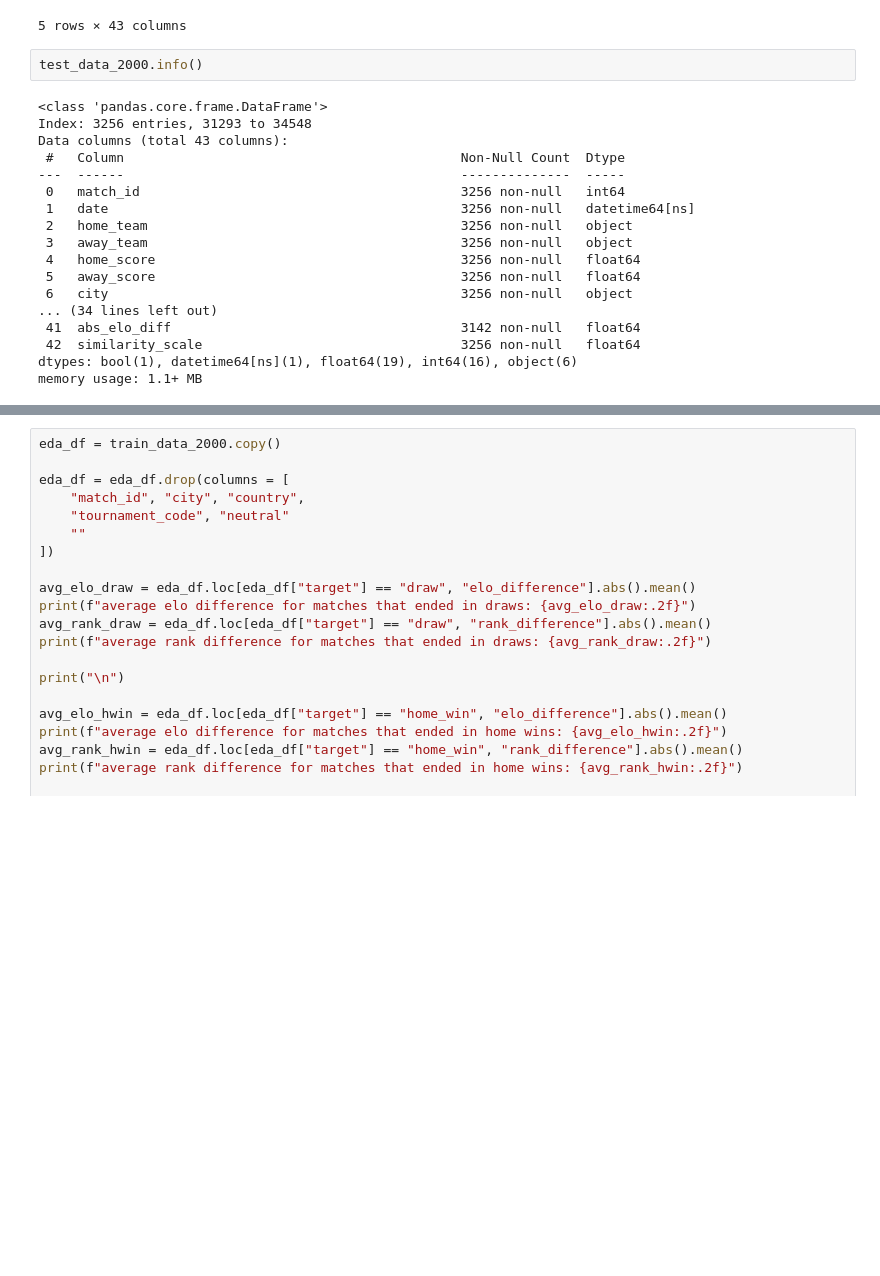
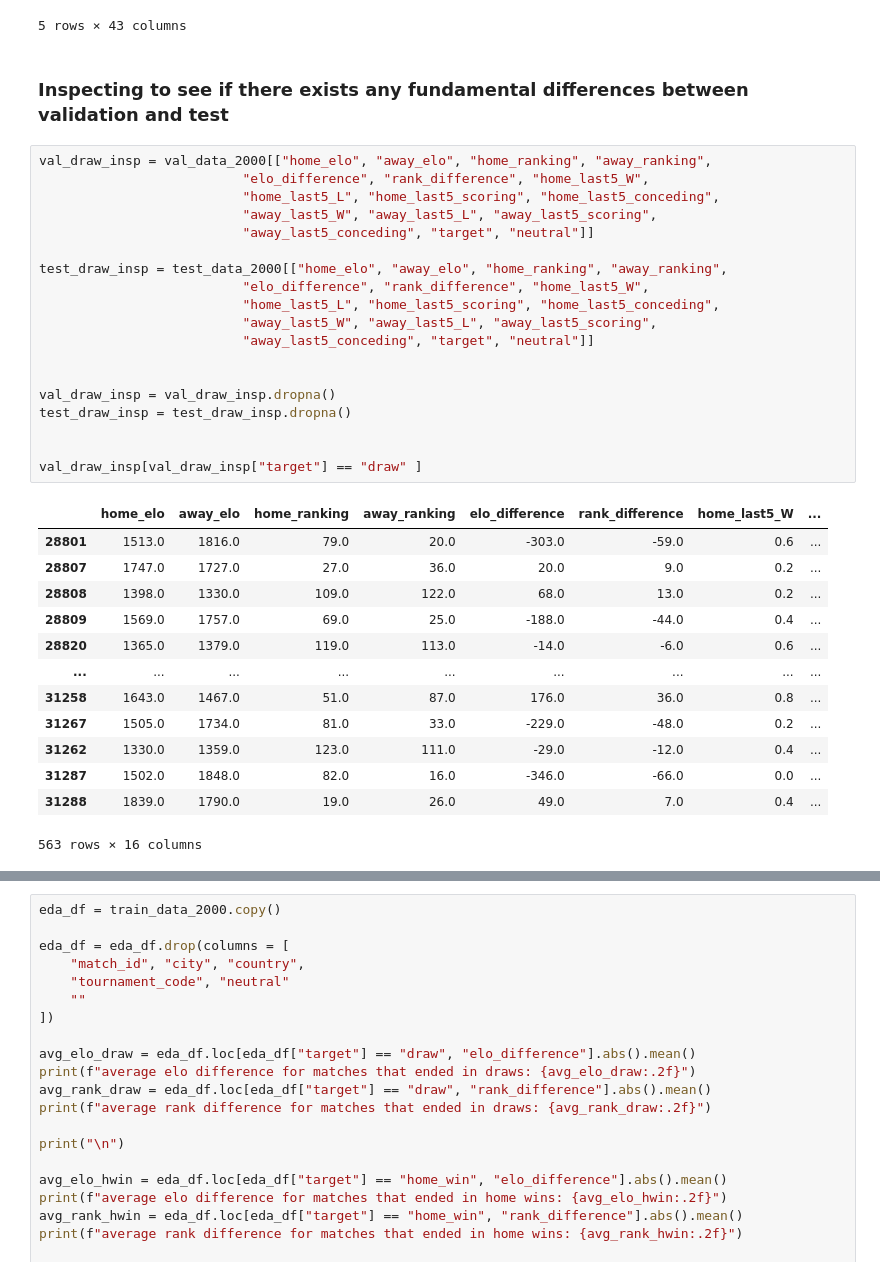
Before and after one commit to jlnsmith2001/world_cup_prediction_platform, a Jupyter notebook: notebooks/model_training_07.ipynb, the cells around one changed output, grey strips where cells are left out. Cells and saved outputs as stored; diff of their text form; blank space fills up the shorter version.

```diff
--- a/notebooks/model_training_07.ipynb
+++ b/notebooks/model_training_07.ipynb
@@ -350,23 +329,38 @@ test_data_2000.tail(5)
 | 34547 | 34547 | 2026-07-18 | France | England | 4.0 | 6.0 | Miami Gardens | United States | True | ... |
 | 34548 | 34548 | 2026-07-19 | Spain | Argentina | 1.0 | 0.0 | East Rutherford | United States | True | ... |
 5 rows × 43 columns
-# %%
-test_data_2000.info()
-# %% [output]
-<class 'pandas.core.frame.DataFrame'>
-Index: 3256 entries, 31293 to 34548
-Data columns (total 43 columns):
- #   Column                                           Non-Null Count  Dtype
----  ------                                           --------------  -----
- 0   match_id                                         3256 non-null   int64
- 1   date                                             3256 non-null   datetime64[ns]
- 2   home_team                                        3256 non-null   object
- 3   away_team                                        3256 non-null   object
- 4   home_score                                       3256 non-null   float64
- 5   away_score                                       3256 non-null   float64
- 6   city                                             3256 non-null   object
-... (34 lines left out)
- 41  abs_elo_diff                                     3142 non-null   float64
- 42  similarity_scale                                 3256 non-null   float64
-dtypes: bool(1), datetime64[ns](1), float64(19), int64(16), object(6)
-memory usage: 1.1+ MB
+# %% [markdown]
+### Inspecting to see if there exists any fundamental differences between validation and test
+# %%
+val_draw_insp = val_data_2000[["home_elo", "away_elo", "home_ranking", "away_ranking",
+                          "elo_difference", "rank_difference", "home_last5_W",
+                          "home_last5_L", "home_last5_scoring", "home_last5_conceding",
+                          "away_last5_W", "away_last5_L", "away_last5_scoring",
+                          "away_last5_conceding", "target", "neutral"]]
+
+test_draw_insp = test_data_2000[["home_elo", "away_elo", "home_ranking", "away_ranking",
+                          "elo_difference", "rank_difference", "home_last5_W",
+                          "home_last5_L", "home_last5_scoring", "home_last5_conceding",
+                          "away_last5_W", "away_last5_L", "away_last5_scoring",
+                          "away_last5_conceding", "target", "neutral"]]
+
+
+val_draw_insp = val_draw_insp.dropna()
+test_draw_insp = test_draw_insp.dropna()
+
+
+val_draw_insp[val_draw_insp["target"] == "draw" ]
+# %% [output]
+|  | home_elo | away_elo | home_ranking | away_ranking | elo_difference | rank_difference | home_last5_W | ... |
+| 28801 | 1513.0 | 1816.0 | 79.0 | 20.0 | -303.0 | -59.0 | 0.6 | ... |
+| 28807 | 1747.0 | 1727.0 | 27.0 | 36.0 | 20.0 | 9.0 | 0.2 | ... |
+| 28808 | 1398.0 | 1330.0 | 109.0 | 122.0 | 68.0 | 13.0 | 0.2 | ... |
+| 28809 | 1569.0 | 1757.0 | 69.0 | 25.0 | -188.0 | -44.0 | 0.4 | ... |
+| 28820 | 1365.0 | 1379.0 | 119.0 | 113.0 | -14.0 | -6.0 | 0.6 | ... |
+| ... | ... | ... | ... | ... | ... | ... | ... | ... |
+| 31258 | 1643.0 | 1467.0 | 51.0 | 87.0 | 176.0 | 36.0 | 0.8 | ... |
+| 31267 | 1505.0 | 1734.0 | 81.0 | 33.0 | -229.0 | -48.0 | 0.2 | ... |
+| 31262 | 1330.0 | 1359.0 | 123.0 | 111.0 | -29.0 | -12.0 | 0.4 | ... |
+| 31287 | 1502.0 | 1848.0 | 82.0 | 16.0 | -346.0 | -66.0 | 0.0 | ... |
+| 31288 | 1839.0 | 1790.0 | 19.0 | 26.0 | 49.0 | 7.0 | 0.4 | ... |
+563 rows × 16 columns
```
Also changed, not shown: parts of 28 cells of this notebook, 2 other files.
